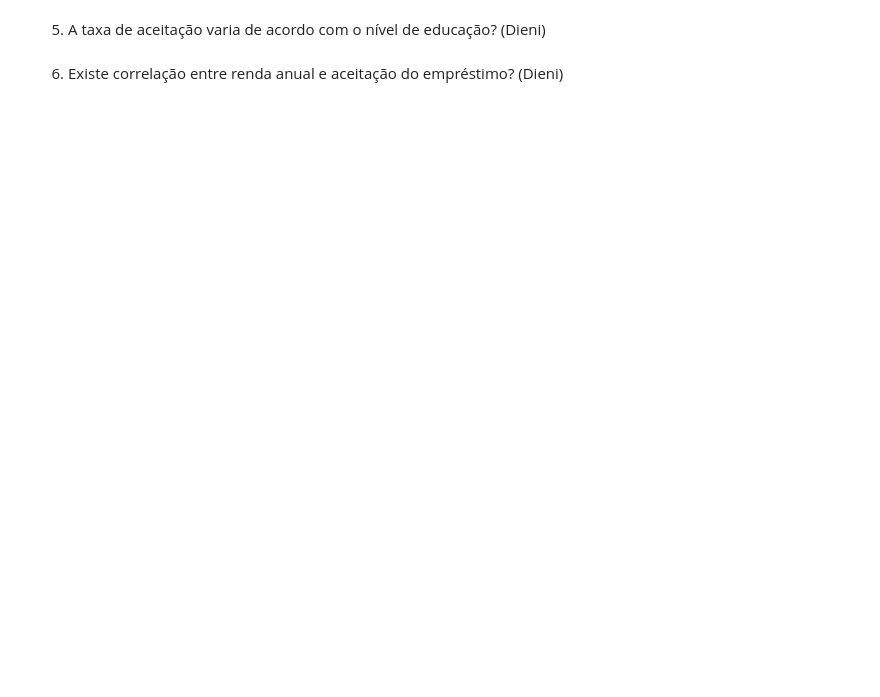
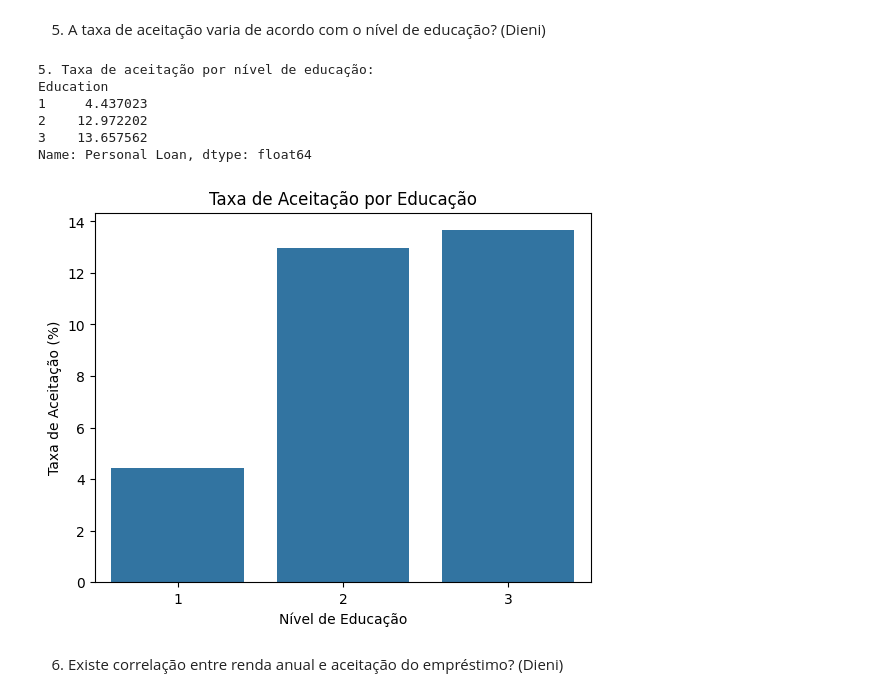
Before and after one commit to mrxcao/ADA-Estatistica1, a Jupyter notebook: main.ipynb, the cells around one changed output. Saved outputs shown, nothing was run; the diff lists cells and outputs as text; code cells hidden in the pictures; blank space fills up the shorter version.

```diff
--- a/main.ipynb
+++ b/main.ipynb
@@ -92,6 +111,26 @@ df["CCAvg"] = df["CCAvg"].str.replace("/", ".", regex=False).astype(float)
 5. A taxa de aceitação varia de acordo com o nível de educação? (Dieni)
 # %%
 # Dieni - Resposta Questão 5
+
+# 5. Taxa de aceitação por nível de educação
+taxa_por_educacao = df.groupby('Education')['Personal Loan'].mean() * 100
+print("\n5. Taxa de aceitação por nível de educação:")
+print(taxa_por_educacao)
+
+# Visualização
+sns.barplot(x=taxa_por_educacao.index, y=taxa_por_educacao.values)
+plt.title("Taxa de Aceitação por Educação")
+plt.xlabel("Nível de Educação")
+plt.ylabel("Taxa de Aceitação (%)")
+plt.show()
+# %% [output]
+5. Taxa de aceitação por nível de educação:
+Education
+1     4.437023
+2    12.972202
+3    13.657562
+Name: Personal Loan, dtype: float64
+[figure, added]
 # %% [markdown]
 6. Existe correlação entre renda anual e aceitação do empréstimo? (Dieni)
 # %%
```
Also changed, not shown: parts of 4 cells of this notebook.
